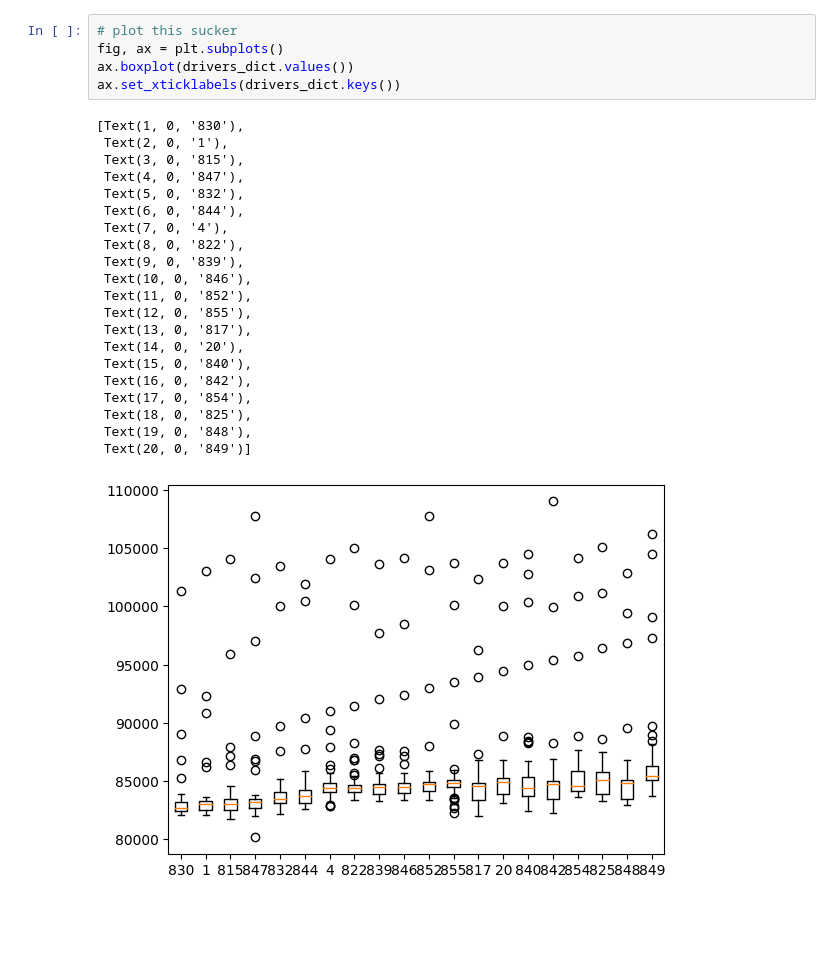
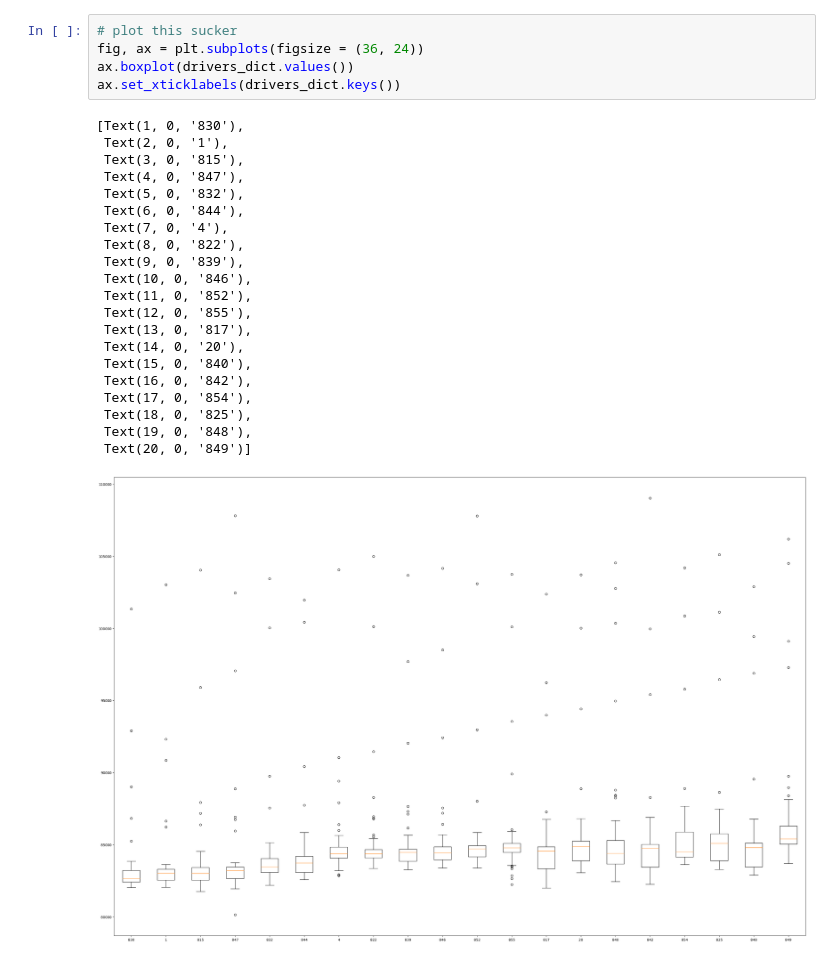
Before and after one commit to StephenBurke/f1_analysis, a Jupyter notebook: main.ipynb, the cells around one changed output. Saved outputs shown, nothing was run; the diff lists cells and outputs as text; blank space fills up the shorter version.

```diff
--- a/main.ipynb
+++ b/main.ipynb
@@ -29,27 +56,27 @@ for driver in drivers:
 # %%
 # plot this sucker
-fig, ax = plt.subplots()
+fig, ax = plt.subplots(figsize = (36, 24))
 ax.boxplot(drivers_dict.values())
 ax.set_xticklabels(drivers_dict.keys())
 # %% [output]
 [Text(1, 0, '830'),
  Text(2, 0, '1'),
  Text(3, 0, '815'),
  Text(4, 0, '847'),
  Text(5, 0, '832'),
  Text(6, 0, '844'),
  Text(7, 0, '4'),
  Text(8, 0, '822'),
  Text(9, 0, '839'),
  Text(10, 0, '846'),
  Text(11, 0, '852'),
  Text(12, 0, '855'),
  Text(13, 0, '817'),
  Text(14, 0, '20'),
  Text(15, 0, '840'),
  Text(16, 0, '842'),
  Text(17, 0, '854'),
  Text(18, 0, '825'),
  Text(19, 0, '848'),
  Text(20, 0, '849')]
-[figure, old version]
+[figure, new version]
```
Also changed, not shown: parts of 3 cells of this notebook.
